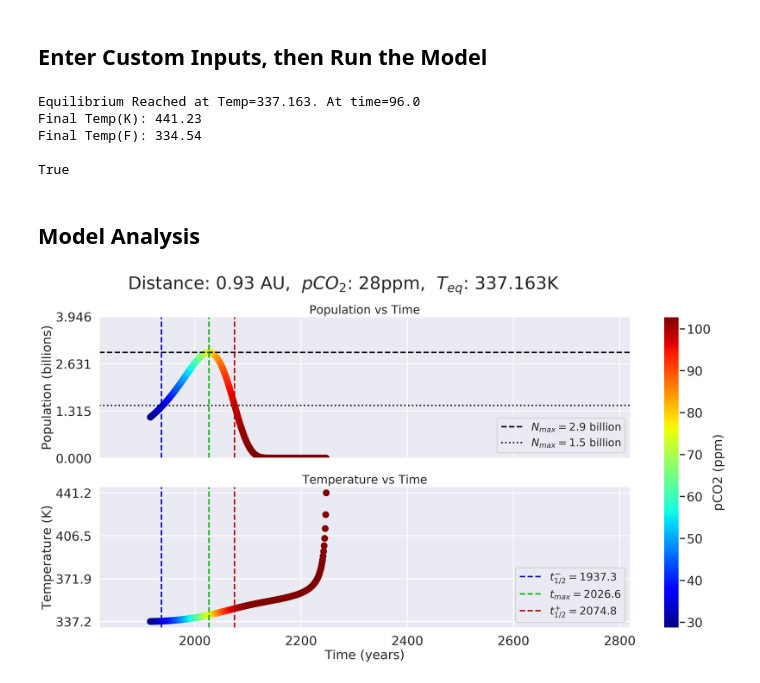
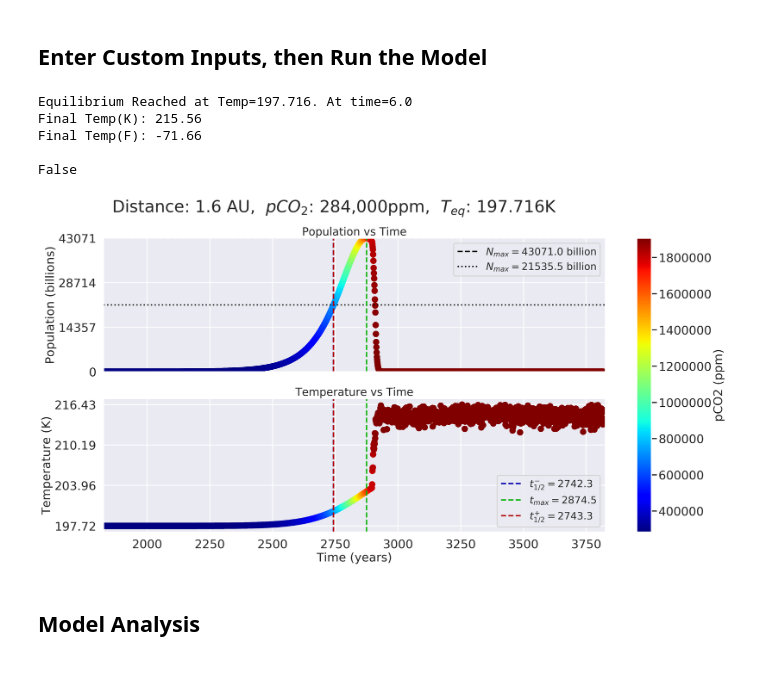
Before and after one commit to ethansav3/coupled_ebm, a Jupyter notebook: model/ebmFinal.ipynb, the cells around one changed output. Drawn from its saved outputs; the diff is of its cells as text; code cells hidden in the pictures.

```diff
--- a/model/ebmFinal.ipynb
+++ b/model/ebmFinal.ipynb
@@ -29,49 +30,47 @@ dfModel = []#will contain output from our model
 ## Enter Custom Inputs, then Run the Model
 # %%
 nameList = makeDefNamelist() #make namelist
-nameList['ebm']['lverbose']=True #controls terminal output, used for debugging
+nameList['ebm']['lverbose']=False #controls terminal output, used for debugging
 nameList['ebm']['rBirth']=.0252;
 nameList['ebm']['rDeath']=.0142857;
 nameList['ebm']['rco2']=2.00e-4;
+
+#specify inputs
 nameList['ebm']['coupled']=True;
-
-#change runtime
-runTime=1000
-nameList['ebm']['runTime'] = runTime#change runtime
-
-#change distance
-newA = .93#AU
-nameList['ebm']['relsolcon']=newA**-2 #inverse square law for solar flux
-
-
-#change pco2
-#newPco2=284
-newPco2=284*.1
-nameList['ebm']['pco20']=newPco2/10**6
+runTime=2000#change runtime(years)
+newA = 1.6#change distance (AU)
+newPco2=284*1000#change pco2 (ppm)
 
 #run the program
+nameList['ebm']['pco20']=newPco2/10**6#convert pco2 to bars
+nameList['ebm']['relsolcon']=newA**-2 #inverse square law for solar flux
+nameList['ebm']['runTime'] = runTime#change runtime
 dfModel, finalavgtemp, eqTime, eqTemp, equilibrium = runProgram("driver.exe",nameList)
 
+#determine habitability
 life = (equilibrium) and (eqTemp<=373.15) and (eqTemp>=273.15)
 print(life)
+
+#plot the results
+saveName=2;
+popStats = analyzeRun(dfModel,nameList,False)#get population statistics
+popStats['maxPopPlot']=popStats['maxPop'];#maximum population range
+inputs=[newA,newPco2,runTime]
+save=True;#save the file
+show=False;#show the file
+if equilibrium: plotModelOutput(dfModel,inputs,eqTime,eqTemp,popStats,save,saveName)#plot the output of our model, colored by pco2
 # %% [output]
-Equilibrium Reached at Temp=337.163. At time=96.0
-Final Temp(K): 441.23
-Final Temp(F): 334.54
+Equilibrium Reached at Temp=197.716. At time=6.0
+Final Temp(K): 215.56
+Final Temp(F): -71.66
 
-True
+False
+[figure, added]
 # %% [markdown]
 ## Model Analysis
 # %%
-popStats = analyzeRun(dfModel,nameList,False)#get population statistics
-popStats['maxPopPlot']=popStats['maxPop']+1;#y range
-inputs=[newA,newPco2,runTime]
-#-----------------------------------PLOTS----------------------------------------------------------
-if equilibrium: plotModelOutput(dfModel,inputs,eqTime,eqTemp,popStats)#plot the output of our model, colored by pco2
 #dfTemp = pd.read_csv('anomaly.csv');#data from NASA GISS: https://data.giss.nasa.gov/gistemp/graphs_v4/
 #dfPopCo2 = pd.read_csv('world_stats.csv');#data from Frank, Adam, and Woodruff Sullivan.
 #plotModelInput(nameList)#plot the temperature dependence on the growth rate
 #plotTruePopCo2(dfPopCo2) #plot true population values vs pco2
 #compareModelOutput(dfModel,dfTemp,dfPopCo2)#compare the models output to true data
-# %% [output]
-[figure, removed]
```
Also changed, not shown: parts of 2 cells of this notebook, 3 other files.
